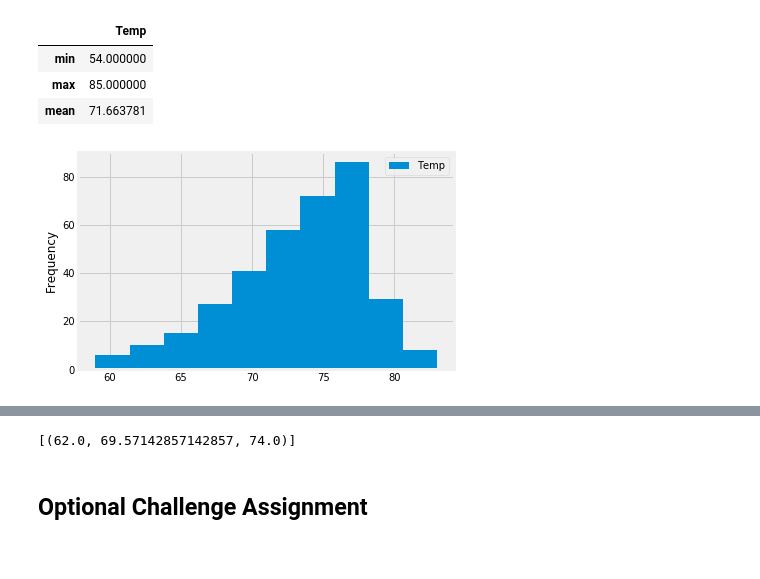
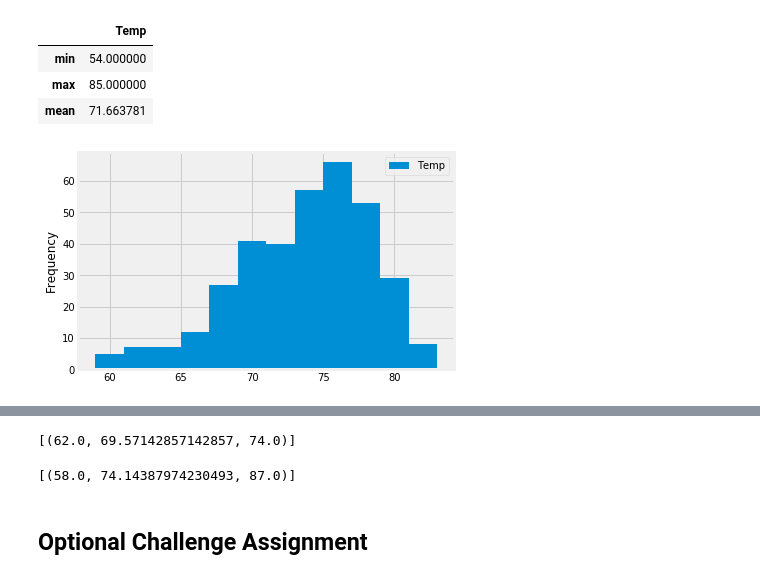
Before and after one commit to mldebaker/SQL-Alchemy-Challenge, a Jupyter notebook: Surfs_Up/climate_starter.ipynb, the cells around one changed output, grey strips where cells are left out. Saved outputs shown, nothing was run; the diff lists cells and outputs as text; code cells hidden in the pictures.

```diff
--- a/Surfs_Up/climate_starter.ipynb
+++ b/Surfs_Up/climate_starter.ipynb
@@ -154,20 +154,21 @@ temp_stats
 # %%
 # Choose the station with the highest number of temperature observations.
 # Query the last 12 months of temperature observation data for this station and plot the results as a histogram
-temps_12_months = session.query(Measurement.date, Measurement.station, Measurement.tobs).filter(Measurement.date >= past12mth_date).all()
+temps_12_months = session.query(Measurement.date, Measurement.station, Measurement.tobs).\
+filter(Measurement.station=='USC00519281').\
+filter(Measurement.date >= past12mth_date).all()
 
 # Create Data Frame For Temps Over a 12 Month Period Of Time
 temps_12_months = pd.DataFrame(temps_12_months, columns=['Date', 'Station_ID', 'Temp'])
-temps_12_months = temps_12_months.set_index("Station_ID")
-temps_12_months = temps_12_months.loc['USC00519281']
-temps_12_months = temps_12_months.reset_index()
-# temps_12_months = temps_12_months.groupby('Date', 'Temp')
-temps_12_months.plot.hist()
+# temps_12_months = temps_12_months.set_index("Station_ID")
+# temps_12_months = temps_12_months.loc['USC00519281']
+# temps_12_months = temps_12_months.reset_index()
+temps_12_months.plot.hist(bins=12)
 
 # Save Png
 plt.savefig('Images/station-histogram2.png')
 # %% [output]
-[figure, old version]
+[figure, new version]
 # %% [markdown]
 ![precipitation](Images/station-histogram.png)
 # %%
@@ -194,6 +195,9 @@ print(calc_temps('2012-02-28', '2012-03-05'))
 # %%
 # Use your previous function `calc_temps` to calculate the tmin, tavg, and tmax
 # for your trip using the previous year's data for those same dates.
+previous_year = print(calc_temps('2016-8-23', '2017-08-23'))
+# %% [output]
+[(58.0, 74.14387974230493, 87.0)]
 # %%
 # Plot the results from your previous query as a bar chart.
 # Use "Trip Avg Temp" as your Title
```
Also changed, not shown: parts of 2 cells of this notebook, 2 other files.
